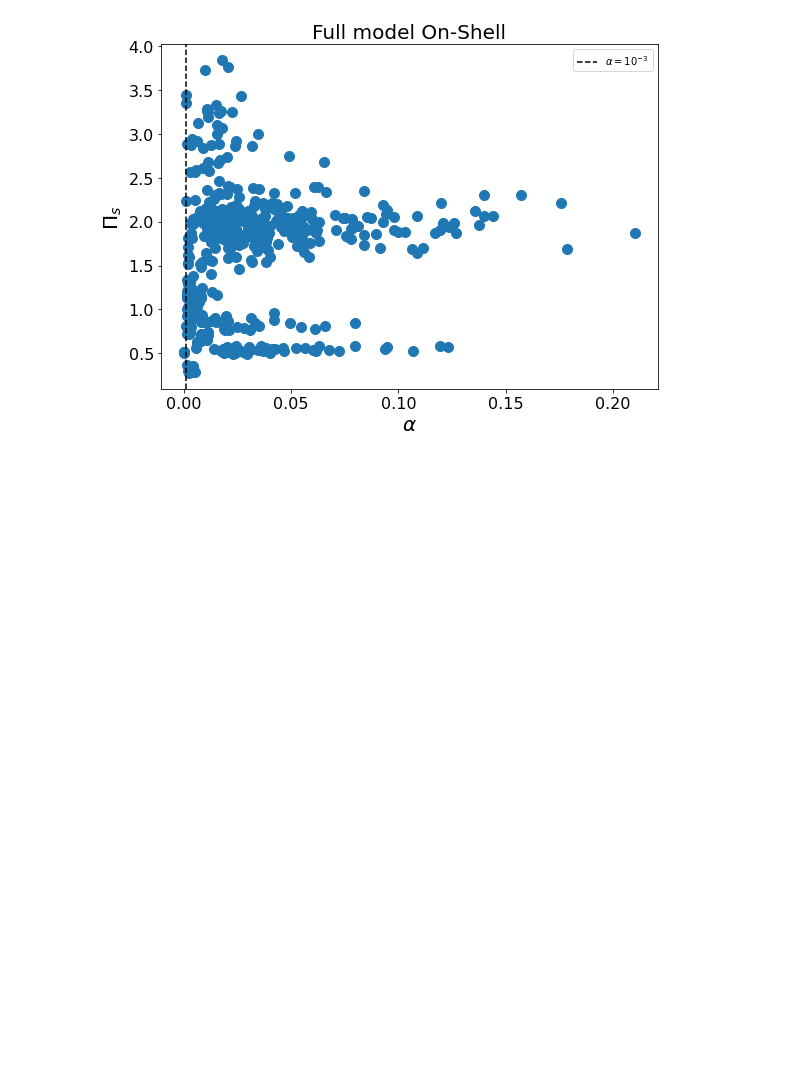
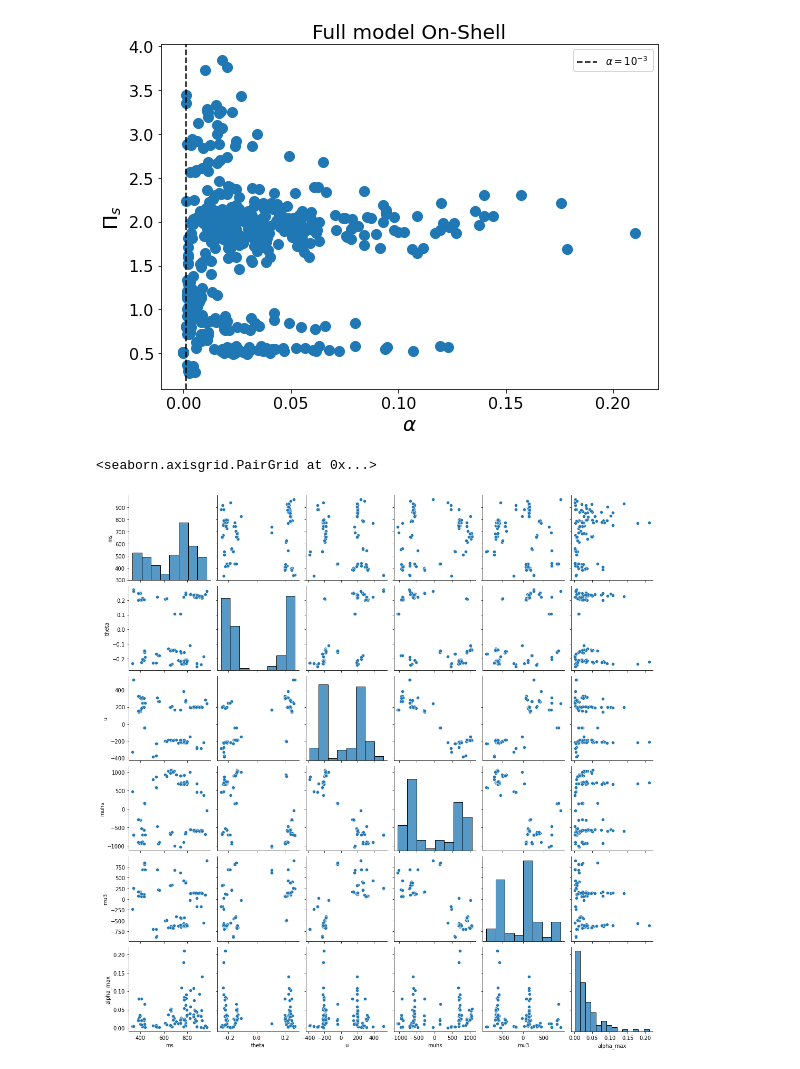
Before and after one commit to PB-316/Z_2breaking-PT-BAU, a Jupyter notebook: Effective_potential_Onshell.ipynb, the cells around one changed output. Drawn from its saved outputs; the diff is of its cells as text; code cells hidden in the pictures; blank space fills up the shorter version.

```diff
--- a/Effective_potential_Onshell.ipynb
+++ b/Effective_potential_Onshell.ipynb
@@ -712,3 +714,8 @@ plt.tight_layout()
 plt.show()
 # %% [output]
 [figure]
+# %%
+sns.pairplot(df[['ms', 'theta', 'u','muhs', 'mu3',"alpha_max"]].reset_index(drop=True).sample(100))
+# %% [output]
+<seaborn.axisgrid.PairGrid at 0x...>
+[figure, added]
```
Also changed, not shown: parts of 1 cell of this notebook.
